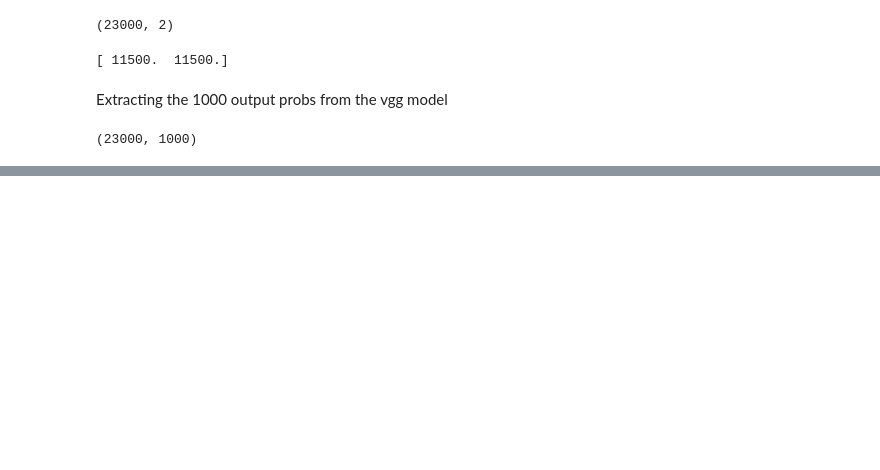
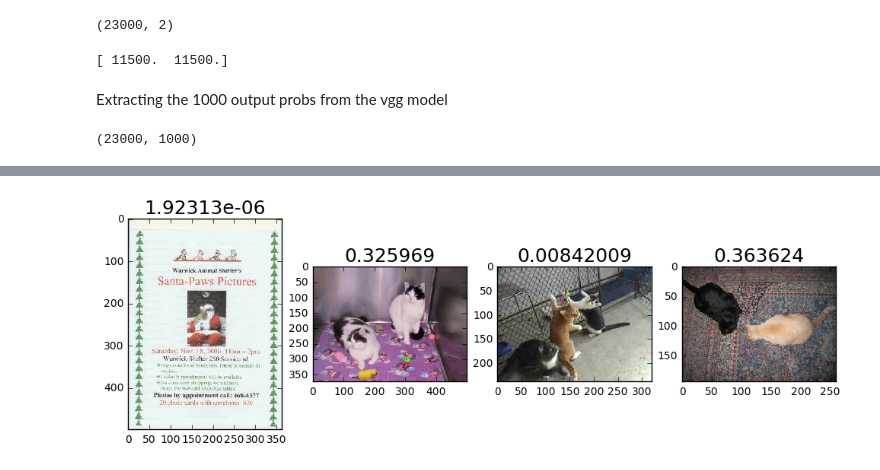
Before and after one commit to Freedom89/codes_fastai, a Jupyter notebook: fast_ai_lesson_2.ipynb, the cells around one changed output, grey strips where cells are left out. Drawn from its saved outputs; the diff is of its cells as text; code cells hidden in the pictures; blank space fills up the shorter version.

```diff
--- a/fast_ai_lesson_2.ipynb
+++ b/fast_ai_lesson_2.ipynb
@@ -226,0 +244,7 @@ Epoch 10/10
+# %%
+#predict dogs but actually acts
+false_dogs = np.where(preds != val_labels[:,1])[0]
+idx = permutation(false_dogs)[:n_view]
+plot_idx(idx,probs[idx])
+# %% [output]
+[figure, added]
```
Also changed, not shown: parts of 44 cells of this notebook.
